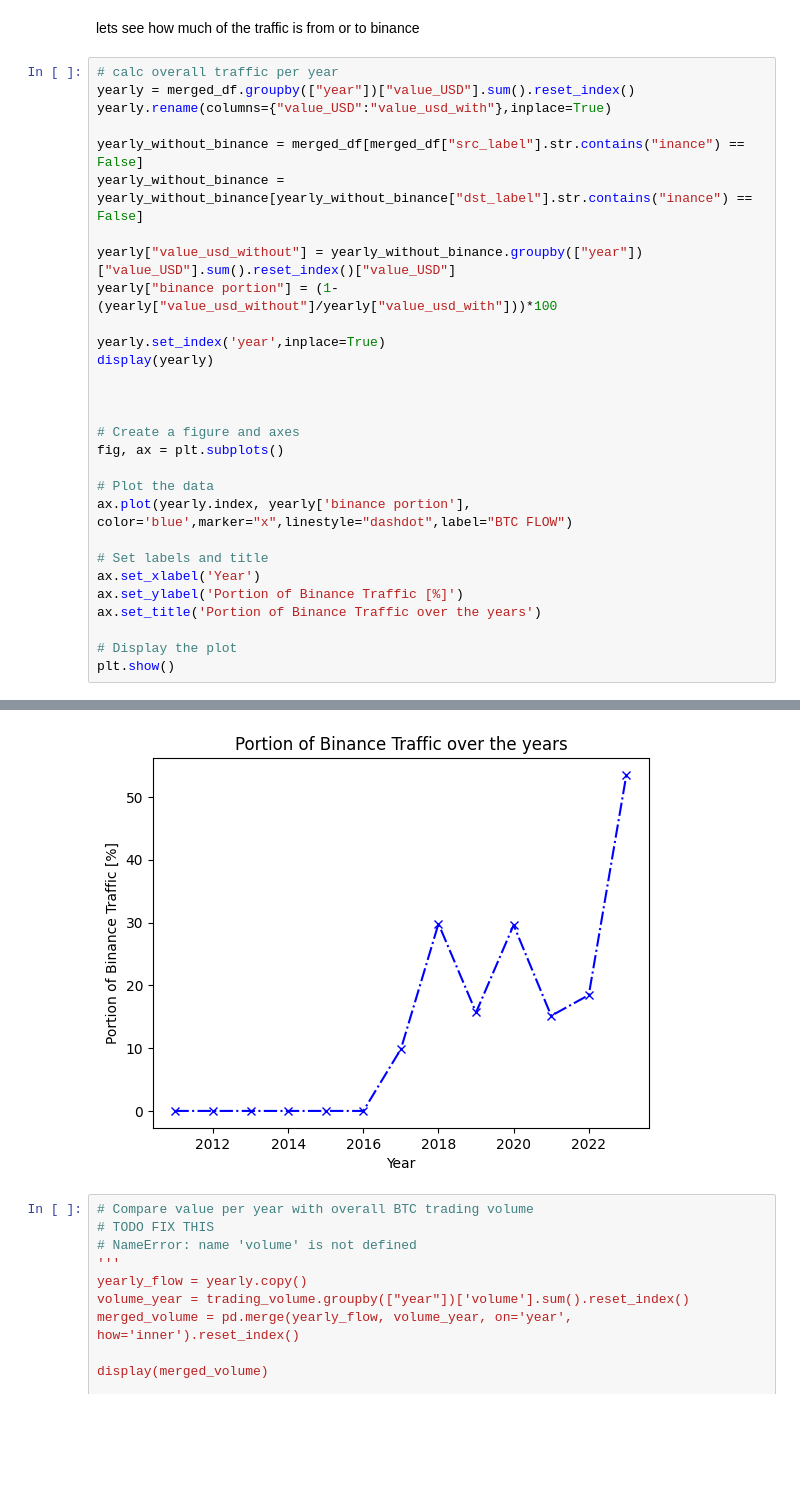
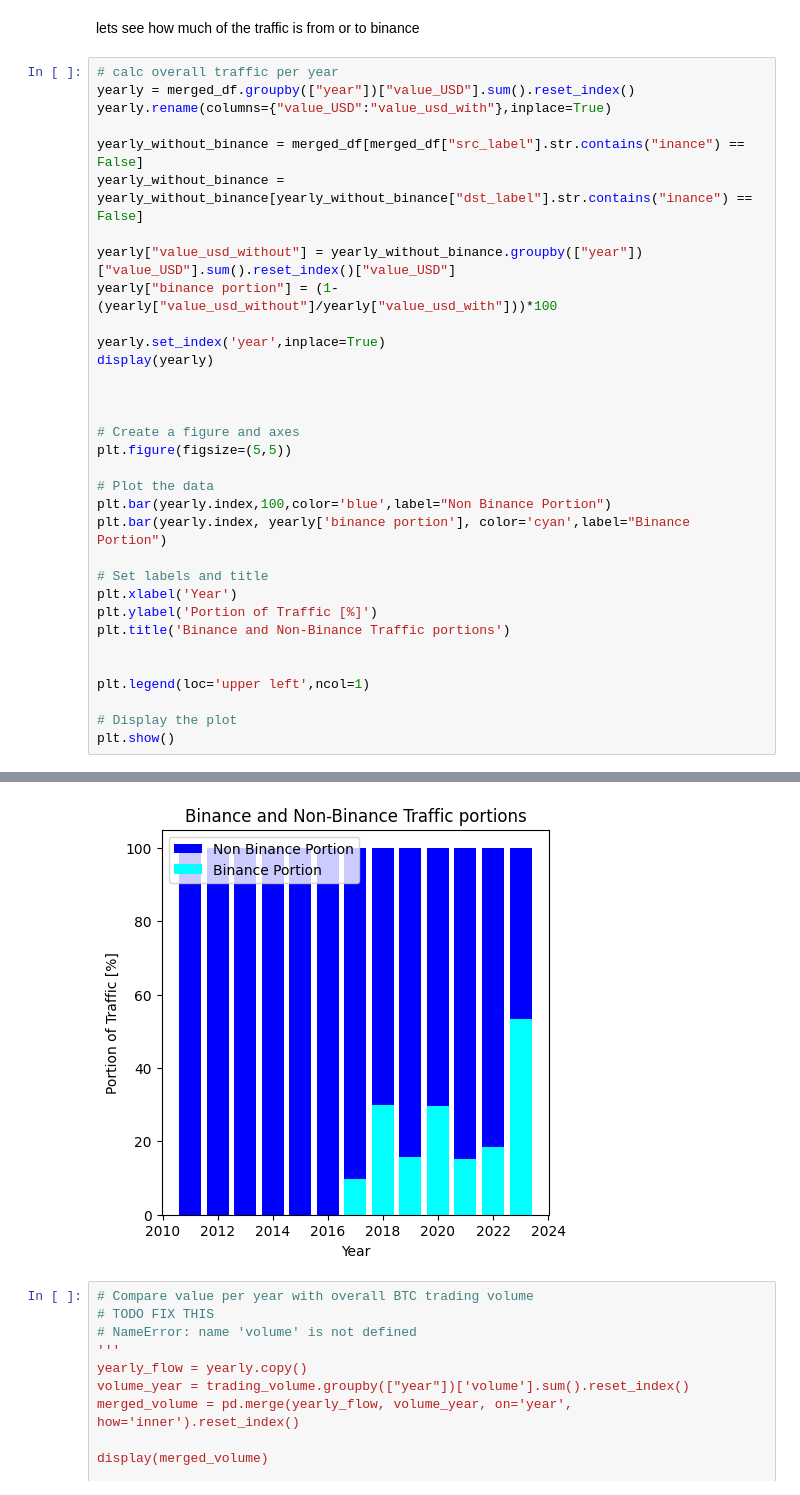
Before and after one commit to FlowDrucka64/MoneyFlow, a Jupyter notebook: data_exploration.ipynb, the cells around one changed output, grey strips where cells are left out. Drawn from its saved outputs; the diff is of its cells as text; blank space fills up the shorter version.

Commit message:
Plots, countrynames-long

```diff
--- a/data_exploration.ipynb
+++ b/data_exploration.ipynb
@@ -342,39 +358,43 @@ yearly["binance portion"] = (1-(yearly["value_usd_without"]/yearly["value_usd_wi
 
 yearly.set_index('year',inplace=True)
 display(yearly)
 
 
 
 # Create a figure and axes
-fig, ax = plt.subplots()
+plt.figure(figsize=(5,5))
 
 # Plot the data
-ax.plot(yearly.index, yearly['binance portion'], color='blue',marker="x",linestyle="dashdot",label="BTC FLOW")
+plt.bar(yearly.index,100,color='blue',label="Non Binance Portion")
+plt.bar(yearly.index, yearly['binance portion'], color='cyan',label="Binance Portion")
 
 # Set labels and title
-ax.set_xlabel('Year')
-ax.set_ylabel('Portion of Binance Traffic [%]')
-ax.set_title('Portion of Binance Traffic over the years')
+plt.xlabel('Year')
+plt.ylabel('Portion of Traffic [%]')
+plt.title('Binance and Non-Binance Traffic portions')
+
+
+plt.legend(loc='upper left',ncol=1)
 
 # Display the plot
 plt.show()
 # %% [output]
 |  | value_usd_with | value_usd_without | binance portion |
 | year |  |  |  |
 | 2011 | 1.345420e+04 | 1.345420e+04 | 0.000000 |
 | 2012 | 3.172178e+05 | 3.172178e+05 | 0.000000 |
 | 2013 | 4.137246e+07 | 4.137246e+07 | 0.000000 |
 | 2014 | 3.008547e+08 | 3.008547e+08 | 0.000000 |
 | 2015 | 8.015531e+08 | 8.015531e+08 | 0.000000 |
 | 2016 | 1.853461e+09 | 1.853461e+09 | 0.000000 |
 | 2017 | 1.606032e+10 | 1.447801e+10 | 9.852298 |
 | 2018 | 2.139878e+10 | 1.502060e+10 | 29.806291 |
 | 2019 | 2.866707e+10 | 2.417080e+10 | 15.684417 |
 | 2020 | 4.159369e+10 | 2.928045e+10 | 29.603633 |
 | 2021 | 2.804199e+11 | 2.379458e+11 | 15.146611 |
 | 2022 | 9.719403e+10 | 7.925441e+10 | 18.457538 |
 | 2023 | 7.719186e+09 | 3.588323e+09 | 53.514233 |
-[figure, old version]
+[figure, new version]
 # %%
 # Compare value per year with overall BTC trading volume
 # TODO FIX THIS
```
Also changed, not shown: parts of 28 cells of this notebook, 26 other files.
